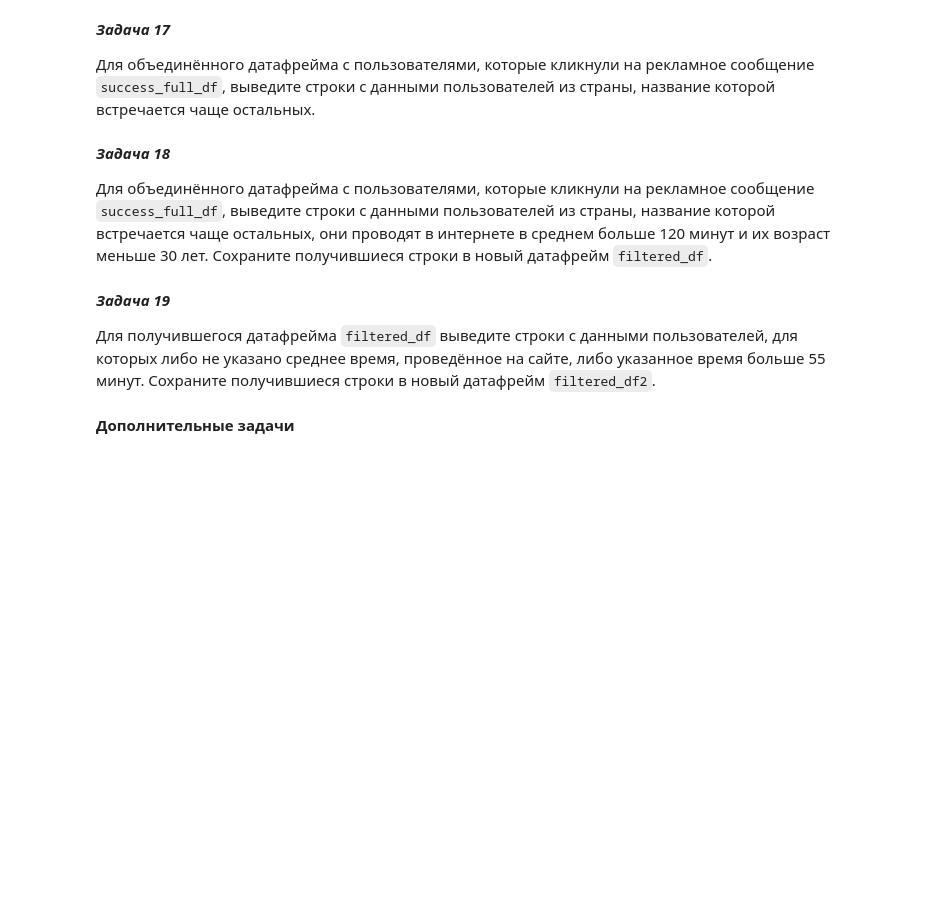
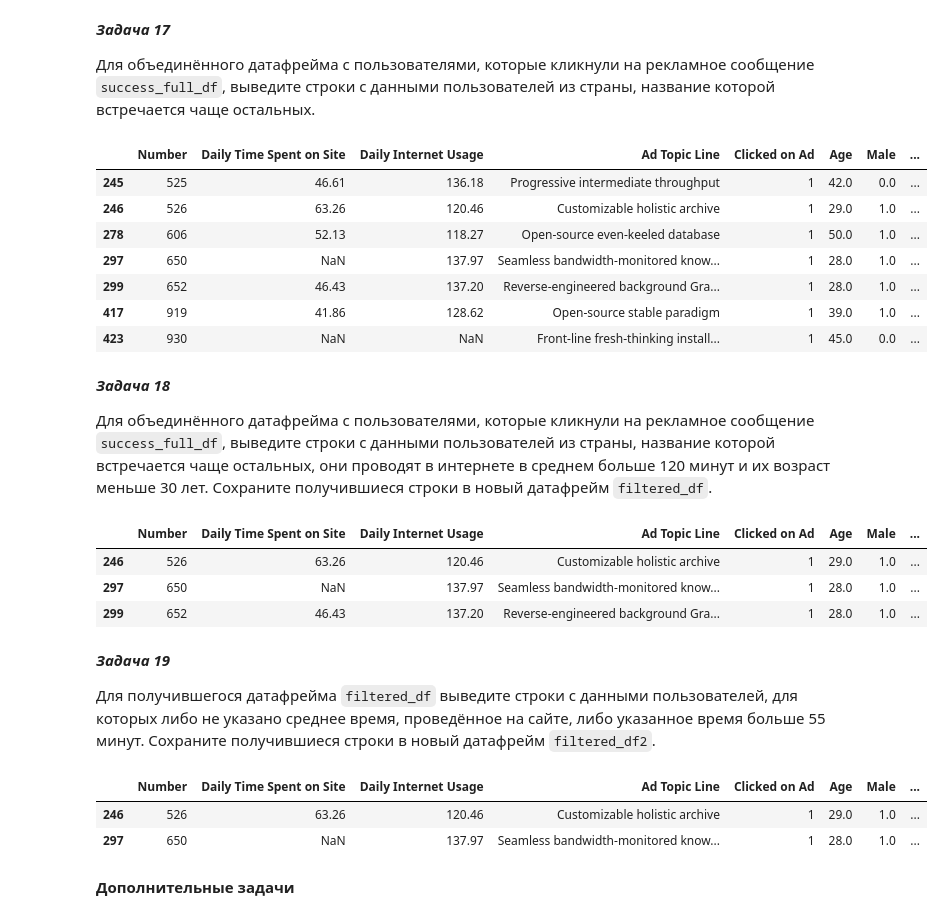
Before and after one commit to nur-zilya/Introduction-to-DS, a Jupyter notebook: Pandas/Домашнее задание.ipynb, the cells around one changed output. Cells and saved outputs as stored; diff of their text form; code cells hidden in the pictures; blank space fills up the shorter version.

```diff
--- a/Pandas/Домашнее задание.ipynb
+++ b/Pandas/Домашнее задание.ipynb
@@ -352,3 +387,14 @@ success_adv_df = success_adv_df.reset_index()
+# %%
+success_full_df[success_full_df['Country'] == 'Ethiopia']
+# %% [output]
+|  | Number | Daily Time Spent on Site | Daily Internet Usage | Ad Topic Line | Clicked on Ad | Age | Male | ... |
+| 245 | 525 | 46.61 | 136.18 | Progressive intermediate throughput | 1 | 42.0 | 0.0 | ... |
+| 246 | 526 | 63.26 | 120.46 | Customizable holistic archive | 1 | 29.0 | 1.0 | ... |
+| 278 | 606 | 52.13 | 118.27 | Open-source even-keeled database | 1 | 50.0 | 1.0 | ... |
+| 297 | 650 | NaN | 137.97 | Seamless bandwidth-monitored know... | 1 | 28.0 | 1.0 | ... |
+| 299 | 652 | 46.43 | 137.20 | Reverse-engineered background Gra... | 1 | 28.0 | 1.0 | ... |
+| 417 | 919 | 41.86 | 128.62 | Open-source stable paradigm | 1 | 39.0 | 1.0 | ... |
+| 423 | 930 | NaN | NaN | Front-line fresh-thinking install... | 1 | 45.0 | 0.0 | ... |
 # %% [markdown]
 ***Задача 18***
 
@@ -359,3 +403,20 @@ Cохраните получившиеся строки в новый датаф
+# %%
+# Определяем страну, которая встречается чаще остальных
+most_common_country = success_full_df['Country'].mode()[0]
+
+# Фильтруем данные по стране, среднему времени использования интернета и возрасту
+filtered_df = success_full_df[
+    (success_full_df['Country'] == most_common_country) &
+    (success_full_df['Daily Internet Usage'] > 120) &
+    (success_full_df['Age'] < 30)
+]
+
+filtered_df
+# %% [output]
+|  | Number | Daily Time Spent on Site | Daily Internet Usage | Ad Topic Line | Clicked on Ad | Age | Male | ... |
+| 246 | 526 | 63.26 | 120.46 | Customizable holistic archive | 1 | 29.0 | 1.0 | ... |
+| 297 | 650 | NaN | 137.97 | Seamless bandwidth-monitored know... | 1 | 28.0 | 1.0 | ... |
+| 299 | 652 | 46.43 | 137.20 | Reverse-engineered background Gra... | 1 | 28.0 | 1.0 | ... |
 # %% [markdown]
 ***Задача 19***
 
@@ -365,3 +424,10 @@ Cохраните получившиеся строки в новый датаф
+# %%
+filtered_df2 = filtered_df[(filtered_df['Daily Time Spent on Site'] > 55) | (filtered_df['Daily Time Spent on Site'].isna())]
+filtered_df2
+# %% [output]
+|  | Number | Daily Time Spent on Site | Daily Internet Usage | Ad Topic Line | Clicked on Ad | Age | Male | ... |
+| 246 | 526 | 63.26 | 120.46 | Customizable holistic archive | 1 | 29.0 | 1.0 | ... |
+| 297 | 650 | NaN | 137.97 | Seamless bandwidth-monitored know... | 1 | 28.0 | 1.0 | ... |
 # %% [markdown]
 **Дополнительные задачи**
 # %% [markdown]
```
Also changed, not shown: parts of 10 cells of this notebook.
